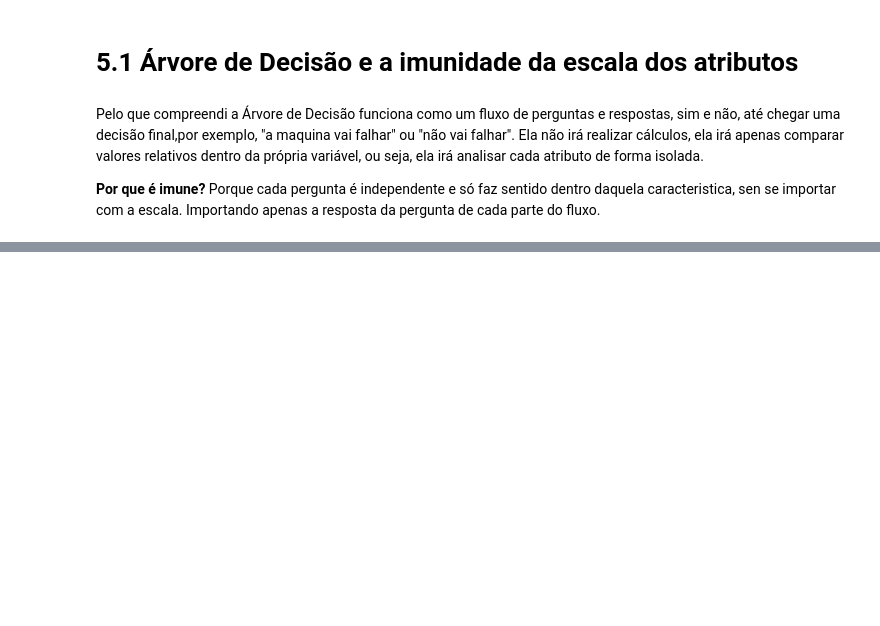
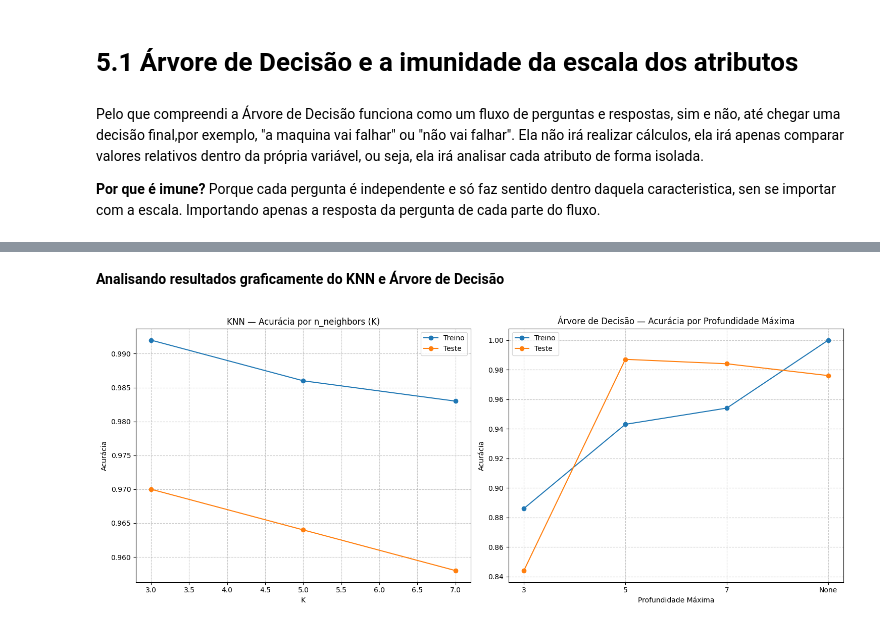
Before and after one commit to nemseibr/SCTEC2026.GEARGUARD, a Jupyter notebook: PROJETO_AVALIATIVO_MÓDULO_1.ipynb, the cells around one changed output, grey strips where cells are left out. Cells and saved outputs as stored; diff of their text form; code cells hidden in the pictures; blank space fills up the shorter version.

```diff
--- a/PROJETO_AVALIATIVO_MÓDULO_1.ipynb
+++ b/PROJETO_AVALIATIVO_MÓDULO_1.ipynb
@@ -754,0 +887,29 @@ Pelo que compreendi a Árvore de Decisão funciona como um fluxo de perguntas e
+# %% [markdown]
+**Analisando resultados graficamente do KNN e Árvore de Decisão**
+# %%
+import matplotlib.pyplot as plt
+import seaborn as sns
+
+fig, axes = plt.subplots(1, 2, figsize=(15, 6))
+
+axes[0].plot(resultados_knn["K"], resultados_knn["Acurácia (Treino)"], marker="o", label="Treino")
+axes[0].plot(resultados_knn["K"], resultados_knn["Acurácia (Teste)"], marker="o", label="Teste")
+axes[0].set_title("KNN — Acurácia por n_neighbors (K)")
+axes[0].set_xlabel("K")
+axes[0].set_ylabel("Acurácia")
+axes[0].legend()
+axes[0].grid(True, linestyle='--', alpha=0.7)
+
+rotulos_depth = [str(d) for d in resultados_arvore["Profundidade Máxima"]]
+axes[1].plot(rotulos_depth, resultados_arvore["Acurácia (Treino)"], marker="o", label="Treino")
+axes[1].plot(rotulos_depth, resultados_arvore["Acurácia (Teste)"], marker="o", label="Teste")
+axes[1].set_title("Árvore de Decisão — Acurácia por Profundidade Máxima")
+axes[1].set_xlabel("Profundidade Máxima")
+axes[1].set_ylabel("Acurácia")
+axes[1].legend()
+axes[1].grid(True, linestyle='--', alpha=0.7)
+
+plt.tight_layout()
+plt.show()
+# %% [output]
+[figure, added]
```
Also changed, not shown: parts of 10 cells of this notebook.
